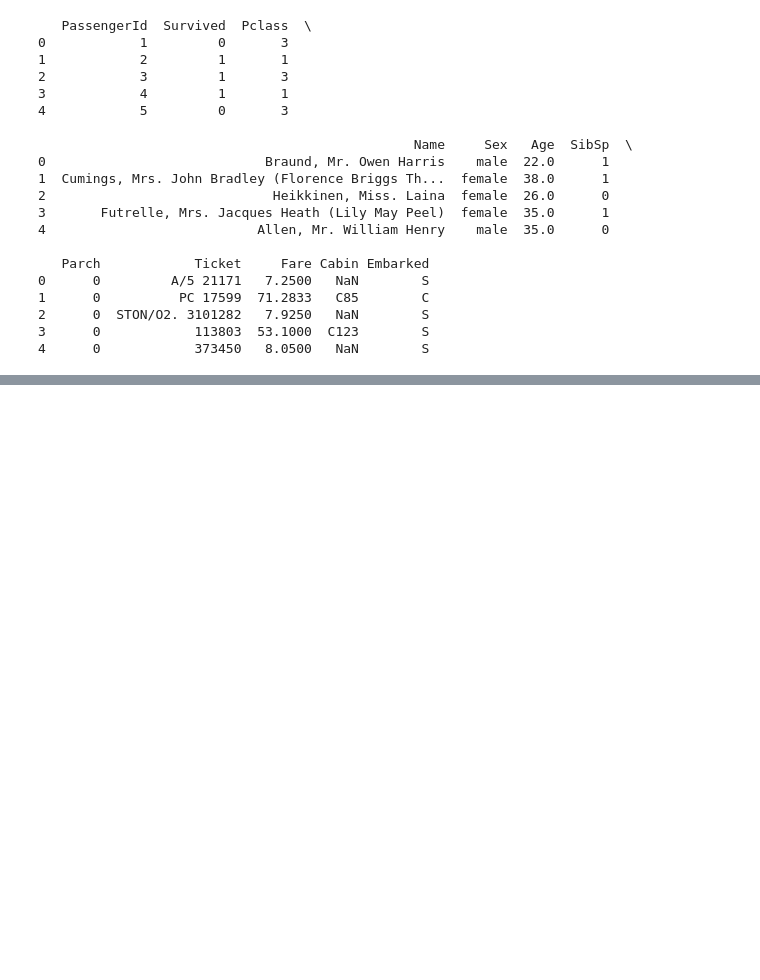
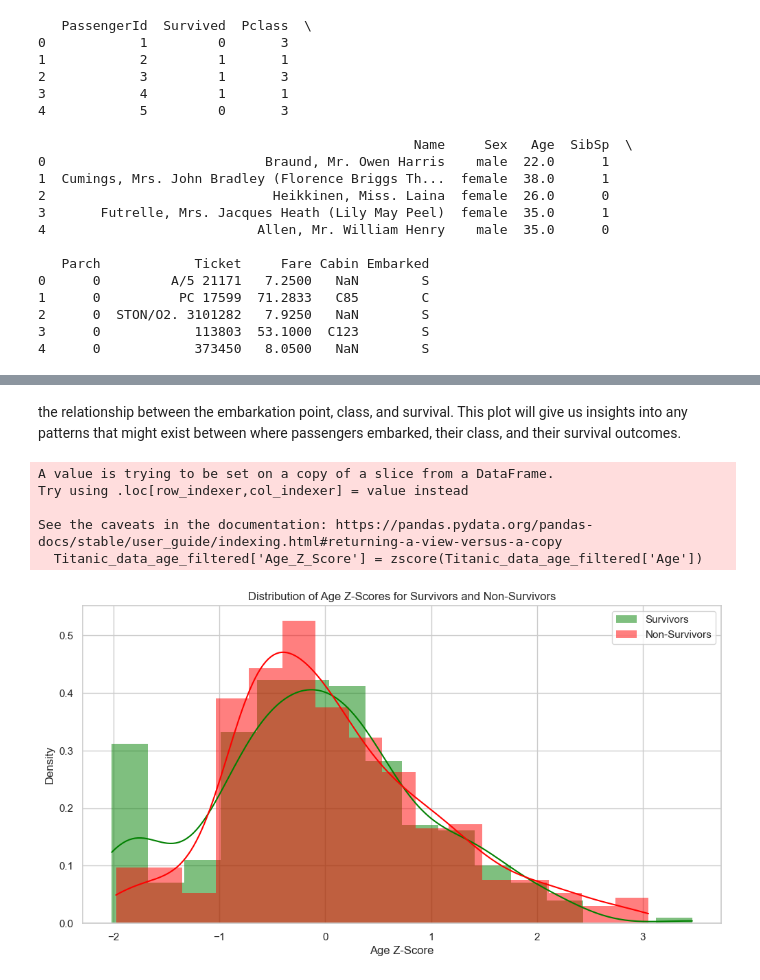
Before and after one commit to Rigpea/titanic-classifier, a Jupyter notebook: main.ipynb, the cells around one changed output, grey strips where cells are left out. Saved outputs shown, nothing was run; the diff lists cells and outputs as text; code cells hidden in the pictures; blank space fills up the shorter version.

```diff
--- a/main.ipynb
+++ b/main.ipynb
@@ -34,0 +86,33 @@ print(Titanic_data_list.head())
+# %% [markdown]
+the relationship between the embarkation point, class, and survival. This plot will give us insights into any patterns that might exist between where passengers embarked, their class, and their survival outcomes.
+# %%
+from scipy.stats import zscore
+
+# Filter out passengers with missing age
+Titanic_data_age_filtered = Titanic_data_list.dropna(subset=['Age'])
+
+# Calculate z-scores for ages
+Titanic_data_age_filtered['Age_Z_Score'] = zscore(Titanic_data_age_filtered['Age'])
+
+# Separate survivors and non-survivors
+survivors = Titanic_data_age_filtered[Titanic_data_age_filtered['Survived'] == 1]
+non_survivors = Titanic_data_age_filtered[Titanic_data_age_filtered['Survived'] == 0]
+
+# Plot histograms
+plt.figure(figsize=(12, 6))
+
+sns.histplot(survivors['Age_Z_Score'], color="green", kde=True, label='Survivors', stat="density", linewidth=0)
+sns.histplot(non_survivors['Age_Z_Score'], color="red", kde=True, label='Non-Survivors', stat="density", linewidth=0)
+
+plt.title('Distribution of Age Z-Scores for Survivors and Non-Survivors')
+plt.xlabel('Age Z-Score')
+plt.ylabel('Density')
+plt.legend()
+plt.show()
+# %% [output]
+A value is trying to be set on a copy of a slice from a DataFrame.
+Try using .loc[row_indexer,col_indexer] = value instead
+
+See the caveats in the documentation: https://pandas.pydata.org/pandas-docs/stable/user_guide/indexing.html#returning-a-view-versus-a-copy
+  Titanic_data_age_filtered['Age_Z_Score'] = zscore(Titanic_data_age_filtered['Age'])
+[figure, added]
```
Also changed, not shown: parts of 6 cells of this notebook.
